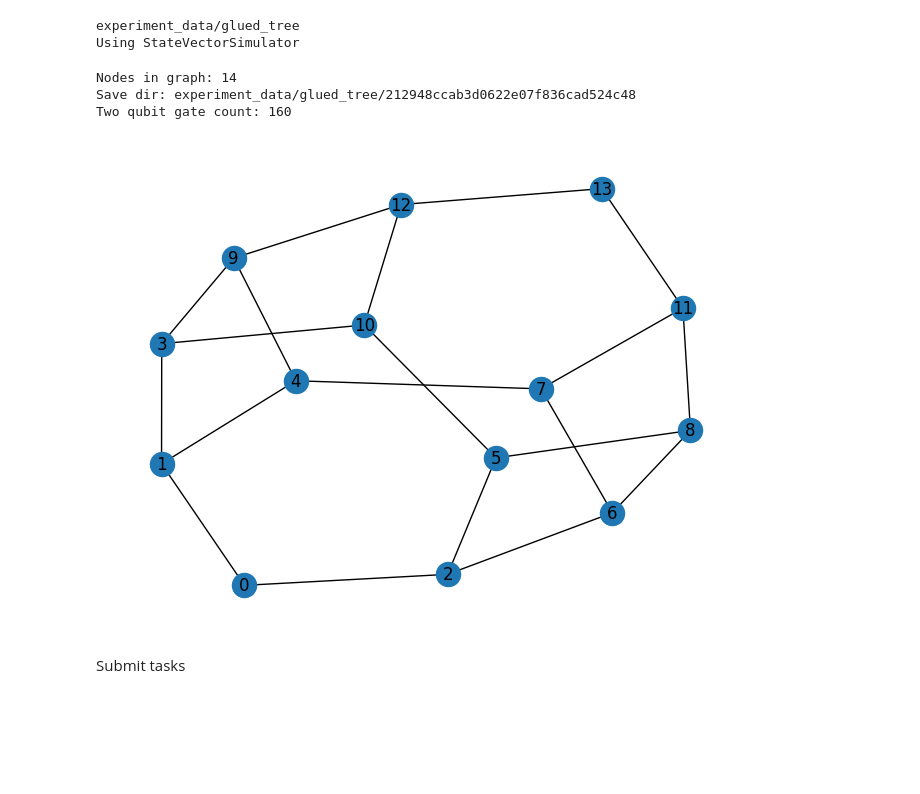
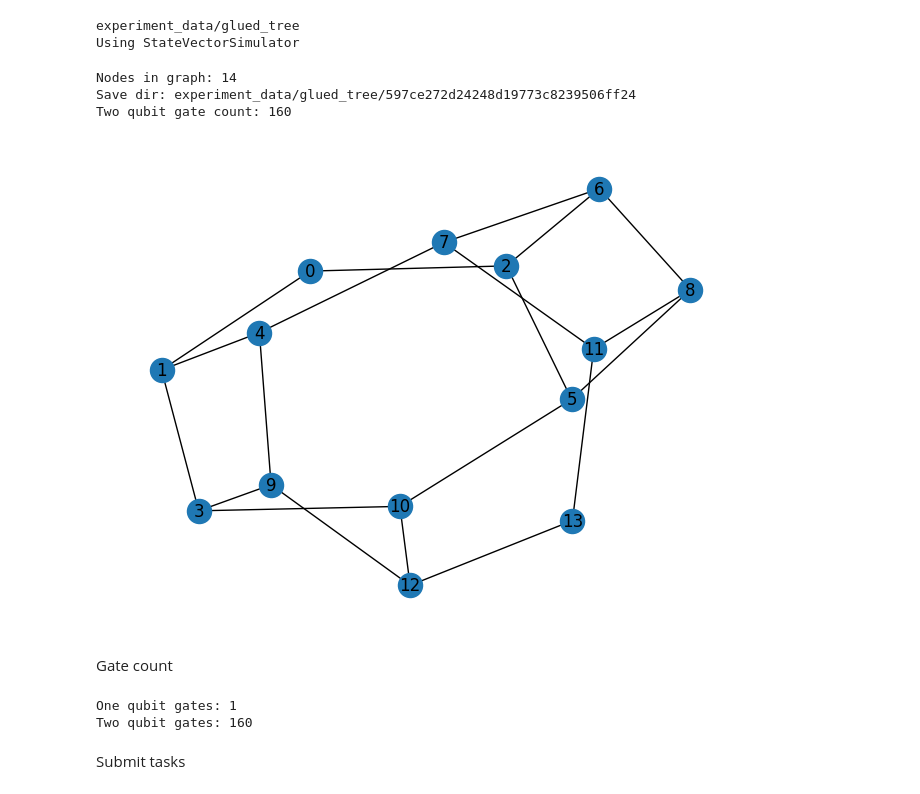
Before and after one commit to jiaqileng/hamiltonian-embedding, a Jupyter notebook: ionq_experiments.ipynb, the cells around one changed output. Drawn from its saved outputs; the diff is of its cells as text; code cells hidden in the pictures; blank space fills up the shorter version.

```diff
--- a/ionq_experiments.ipynb
+++ b/ionq_experiments.ipynb
@@ -1808,20 +530,0 @@ Post processing and figures
-# %%
-sim_freq_normalized = np.zeros_like(sim_freq)
-for i in range(num_time_points):
-    if np.sum(sim_freq[i]) > 0:
-        sim_freq_normalized[i] = sim_freq[i] / np.sum(sim_freq[i])
-
-ionq_freq_native_normalized = np.zeros_like(ionq_freq_native)
-for i in range(num_time_points):
-    if np.sum(ionq_freq_native[i]) > 0:
-        ionq_freq_native_normalized[i] = ionq_freq_native[i] / np.sum(ionq_freq_native[i])
-
-ionq_freq_qis_normalized = np.zeros_like(ionq_freq_qis)
-for i in range(num_time_points):
-    if np.sum(ionq_freq_qis[i]) > 0:
-        ionq_freq_qis_normalized[i] = ionq_freq_qis[i] / np.sum(ionq_freq_qis[i])
-
-
-
-num_samples_subspace_ionq_native = np.sum(ionq_freq_native, axis=1) * num_shots
-num_samples_subspace_ionq_qis = np.sum(ionq_freq_qis, axis=1) * num_shots
@@ -2013,21 +599,15 @@ n = num_qubits_per_dim(N, encoding=encoding)
 codewords = get_codewords_1d(n, encoding, periodic=False)
 bitstrings = get_bitstrings(N, dimension, encoding)
 
-# T = 4
-# r = 14
-# lamb = 4
+T = 2
+r = 4
 
-T = 2.5
-r = 8
-lamb = 4
-
-num_time_points = 15
+num_time_points = 11
 t_vals = np.linspace(0, T, num_time_points)
 
-num_shots = 100
+num_shots = 200
 vertex = 0
 
-use_native_gates = True
 use_error_mitigation = False
 
 if use_error_mitigation:
@@ -2035,41 +615,51 @@ if use_error_mitigation:
 
 experiment_info = {
     "N": N,
     "dimension": dimension,
     "encoding": encoding,
     "T": T,
     "num_time_points": num_time_points,
-    "lamb": lamb,
     "r": r,
     "num_shots": num_shots,
     "vertex": vertex,
-    # "use_native_gates": use_native_gates,
-    # "use_error_mitigation": use_error_mitigation,
+    "use_error_mitigation": use_error_mitigation,
 }
 
 hash_str = hashlib.md5(json.dumps(experiment_info).encode("utf-8")).hexdigest()
 SAVE_DIR = join(CURR_DIR, hash_str)
 check_and_make_dir(SAVE_DIR)
 print("Save dir:", SAVE_DIR)
 
 with open(join(SAVE_DIR, "experiment_info.json"), "w") as f:
     json.dump(experiment_info, f)
     f.close()
 
 graph = get_glued_tree(glued_tree_height)
 
 nx.draw(graph, with_labels=True)
 A = nx.adjacency_matrix(graph, nodelist=sorted(graph.nodes()))
 
-print("Two qubit gate count:", graph.size() * r)
+print("Two qubit gate count:", graph.size() * r * 2)
 
-qpu_job_ids_filename = f'''job_ids_qpu.json'''
-sim_task_arns_filename = f'''task_arns_simulator.json'''
+qpu_job_ids_filename = f'job_ids_qpu.json'
 # %% [output]
 Nodes in graph: 14
-Save dir: experiment_data/glued_tree/212948ccab3d0622e07f836cad524c48
+Save dir: experiment_data/glued_tree/597ce272d24248d19773c8239506ff24
 Two qubit gate count: 160
-[figure, old version]
+[figure, new version]
+# %% [markdown]
+Gate count
+# %%
+# Construct the circuit
+instructions = []
+
+# Initial state preparation: start from root node
+instructions.append(get_rx(np.pi, vertex))
+instructions += get_qw_circuit(graph, T, r)
+native_instructions, qubit_phase = get_native_circuit(n, instructions)
+# %% [output]
+One qubit gates: 1
+Two qubit gates: 160
 # %% [markdown]
 Submit tasks
 # %%
```
Also changed, not shown: parts of 116 cells of this notebook, 2 other files.
